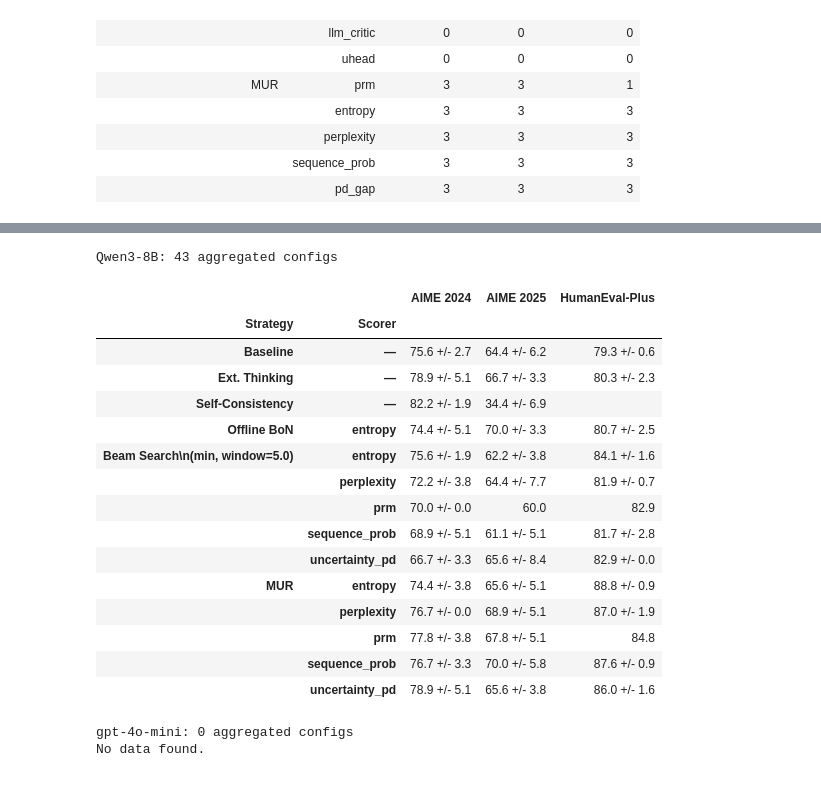
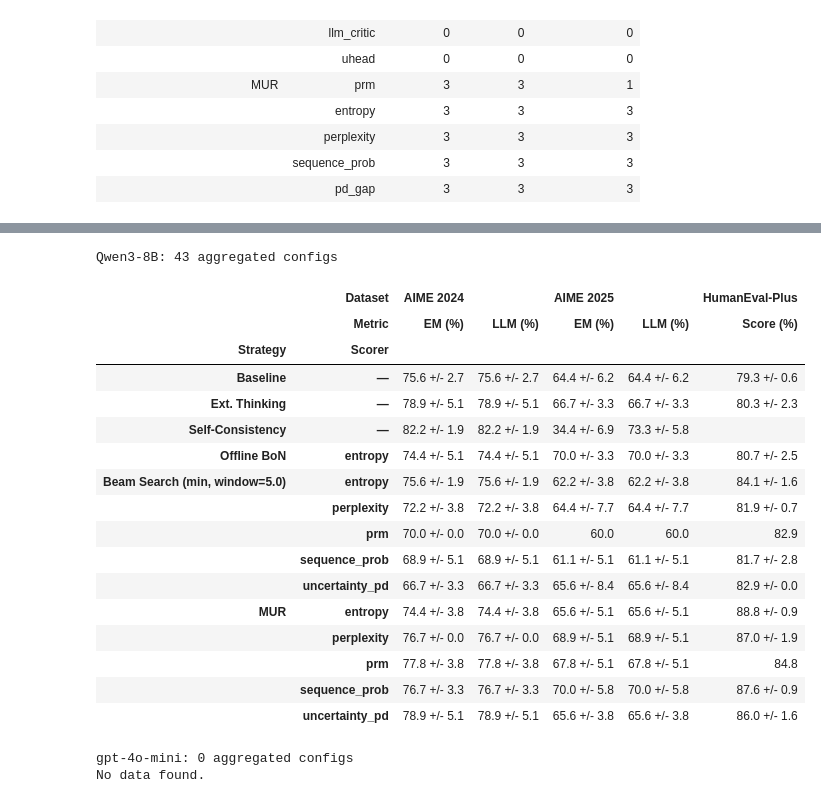
Before and after one commit to IINemo/llm-tts-service, a Jupyter notebook: notebooks/wandb_results_analysis.ipynb, the cells around one changed output, grey strips where cells are left out. Drawn from its saved outputs; the diff is of its cells as text; code cells hidden in the pictures.

```diff
--- a/notebooks/wandb_results_analysis.ipynb
+++ b/notebooks/wandb_results_analysis.ipynb
@@ -2973,46 +3033,60 @@ Qwen2.5-Math-7B-Instruct: 92 aggregated configs
 # %%
 # ── Qwen3-8B (Thinking Mode) ──────────────────────────────────────────────────
 
 _QWEN3_DATASETS = ["AIME 2024", "AIME 2025", "HumanEval-Plus"]
 _model_df = agg_df[agg_df["model"].isin(["vllm_thinking_qwen3_8b", "qwen3_8b"])].copy()
 
 # Exclude beam search variants: keep only (min, window=5)
 _bs_mask = _model_df["strategy"] == "beam_search"
 _bs_keep = (
     (_model_df["aggregation"] == "min")
     & (_model_df["scoring_window"].astype(str).isin(["5", "5.0"]))
 )
 _model_df = _model_df[~_bs_mask | _bs_keep].copy()
 
 print(f"Qwen3-8B: {len(_model_df)} aggregated configs")
 
 tbl = build_unified_results_table(
     _model_df,
     datasets=_QWEN3_DATASETS,
+    metrics=[
+        ("exact_match_fmt", "EM (%)"),
+        ("llm_judge_accuracy_fmt", "LLM (%)"),
+    ],
     strategy_order=[
         "baseline", "extended_thinking", "self_consistency",
         "offline_best_of_n", "beam_search", "adaptive",
     ],
 )
-display(tbl)
+
+# HumanEval-Plus: rename "EM (%)" → "Score (%)", drop "LLM (%)"
+tbl.columns = pd.MultiIndex.from_tuples(
+    [(ds, "Score (%)" if ds == "HumanEval-Plus" and m == "EM (%)" else m)
+     for ds, m in tbl.columns],
+    names=tbl.columns.names,
+)
+tbl = tbl.drop(columns=[("HumanEval-Plus", "LLM (%)")])
+
+display(style_results_table(tbl))
 # %% [output]
 Qwen3-8B: 43 aggregated configs
-|  |  | AIME 2024 | AIME 2025 | HumanEval-Plus |
-| Strategy | Scorer |  |  |  |
-| Baseline | — | 75.6 +/- 2.7 | 64.4 +/- 6.2 | 79.3 +/- 0.6 |
-| Ext. Thinking | — | 78.9 +/- 5.1 | 66.7 +/- 3.3 | 80.3 +/- 2.3 |
-| Self-Consistency | — | 82.2 +/- 1.9 | 34.4 +/- 6.9 |  |
-| Offline BoN | entropy | 74.4 +/- 5.1 | 70.0 +/- 3.3 | 80.7 +/- 2.5 |
-| Beam Search\n(min, window=5.0) | entropy | 75.6 +/- 1.9 | 62.2 +/- 3.8 | 84.1 +/- 1.6 |
-|  | perplexity | 72.2 +/- 3.8 | 64.4 +/- 7.7 | 81.9 +/- 0.7 |
-|  | prm | 70.0 +/- 0.0 | 60.0 | 82.9 |
-|  | sequence_prob | 68.9 +/- 5.1 | 61.1 +/- 5.1 | 81.7 +/- 2.8 |
-|  | uncertainty_pd | 66.7 +/- 3.3 | 65.6 +/- 8.4 | 82.9 +/- 0.0 |
-| MUR | entropy | 74.4 +/- 3.8 | 65.6 +/- 5.1 | 88.8 +/- 0.9 |
-|  | perplexity | 76.7 +/- 0.0 | 68.9 +/- 5.1 | 87.0 +/- 1.9 |
-|  | prm | 77.8 +/- 3.8 | 67.8 +/- 5.1 | 84.8 |
-|  | sequence_prob | 76.7 +/- 3.3 | 70.0 +/- 5.8 | 87.6 +/- 0.9 |
-|  | uncertainty_pd | 78.9 +/- 5.1 | 65.6 +/- 3.8 | 86.0 +/- 1.6 |
+|  | Dataset | AIME 2024 |  | AIME 2025 |  | HumanEval-Plus |
+|  | Metric | EM (%) | LLM (%) | EM (%) | LLM (%) | Score (%) |
+| Strategy | Scorer |  |  |  |  |  |
+| Baseline | — | 75.6 +/- 2.7 | 75.6 +/- 2.7 | 64.4 +/- 6.2 | 64.4 +/- 6.2 | 79.3 +/- 0.6 |
+| Ext. Thinking | — | 78.9 +/- 5.1 | 78.9 +/- 5.1 | 66.7 +/- 3.3 | 66.7 +/- 3.3 | 80.3 +/- 2.3 |
+| Self-Consistency | — | 82.2 +/- 1.9 | 82.2 +/- 1.9 | 34.4 +/- 6.9 | 73.3 +/- 5.8 |  |
+| Offline BoN | entropy | 74.4 +/- 5.1 | 74.4 +/- 5.1 | 70.0 +/- 3.3 | 70.0 +/- 3.3 | 80.7 +/- 2.5 |
+| Beam Search (min, window=5.0) | entropy | 75.6 +/- 1.9 | 75.6 +/- 1.9 | 62.2 +/- 3.8 | 62.2 +/- 3.8 | 84.1 +/- 1.6 |
+|  | perplexity | 72.2 +/- 3.8 | 72.2 +/- 3.8 | 64.4 +/- 7.7 | 64.4 +/- 7.7 | 81.9 +/- 0.7 |
+|  | prm | 70.0 +/- 0.0 | 70.0 +/- 0.0 | 60.0 | 60.0 | 82.9 |
+|  | sequence_prob | 68.9 +/- 5.1 | 68.9 +/- 5.1 | 61.1 +/- 5.1 | 61.1 +/- 5.1 | 81.7 +/- 2.8 |
+|  | uncertainty_pd | 66.7 +/- 3.3 | 66.7 +/- 3.3 | 65.6 +/- 8.4 | 65.6 +/- 8.4 | 82.9 +/- 0.0 |
+| MUR | entropy | 74.4 +/- 3.8 | 74.4 +/- 3.8 | 65.6 +/- 5.1 | 65.6 +/- 5.1 | 88.8 +/- 0.9 |
+|  | perplexity | 76.7 +/- 0.0 | 76.7 +/- 0.0 | 68.9 +/- 5.1 | 68.9 +/- 5.1 | 87.0 +/- 1.9 |
+|  | prm | 77.8 +/- 3.8 | 77.8 +/- 3.8 | 67.8 +/- 5.1 | 67.8 +/- 5.1 | 84.8 |
+|  | sequence_prob | 76.7 +/- 3.3 | 76.7 +/- 3.3 | 70.0 +/- 5.8 | 70.0 +/- 5.8 | 87.6 +/- 0.9 |
+|  | uncertainty_pd | 78.9 +/- 5.1 | 78.9 +/- 5.1 | 65.6 +/- 3.8 | 65.6 +/- 3.8 | 86.0 +/- 1.6 |
 # %%
 # ── gpt-4o-mini ───────────────────────────────────────────────────────────────
 
```
Also changed, not shown: parts of 5 cells of this notebook.
